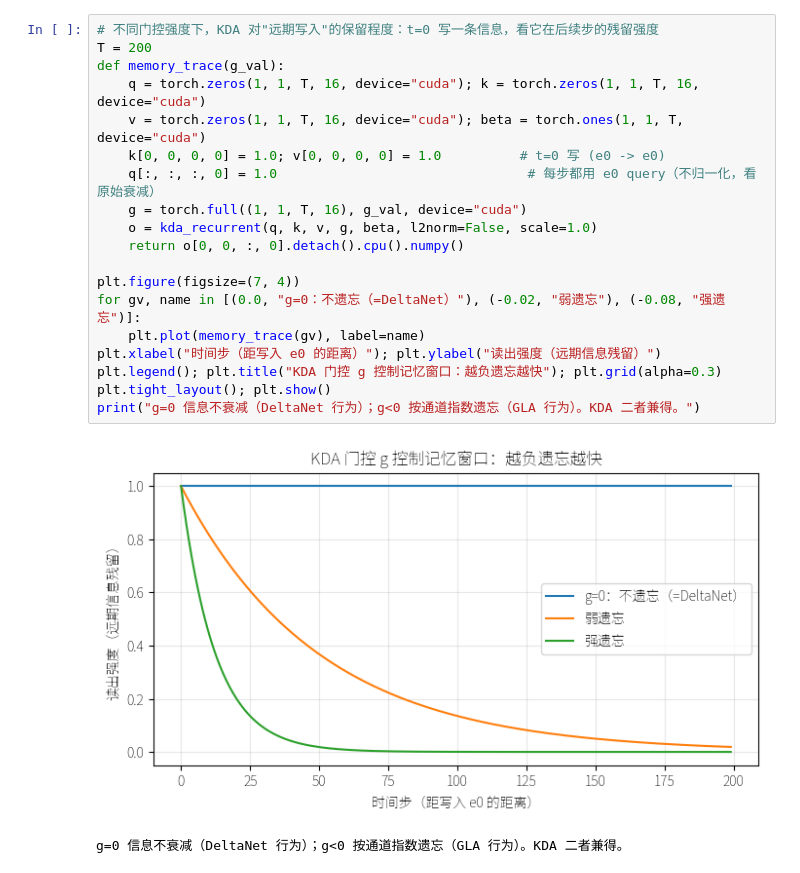
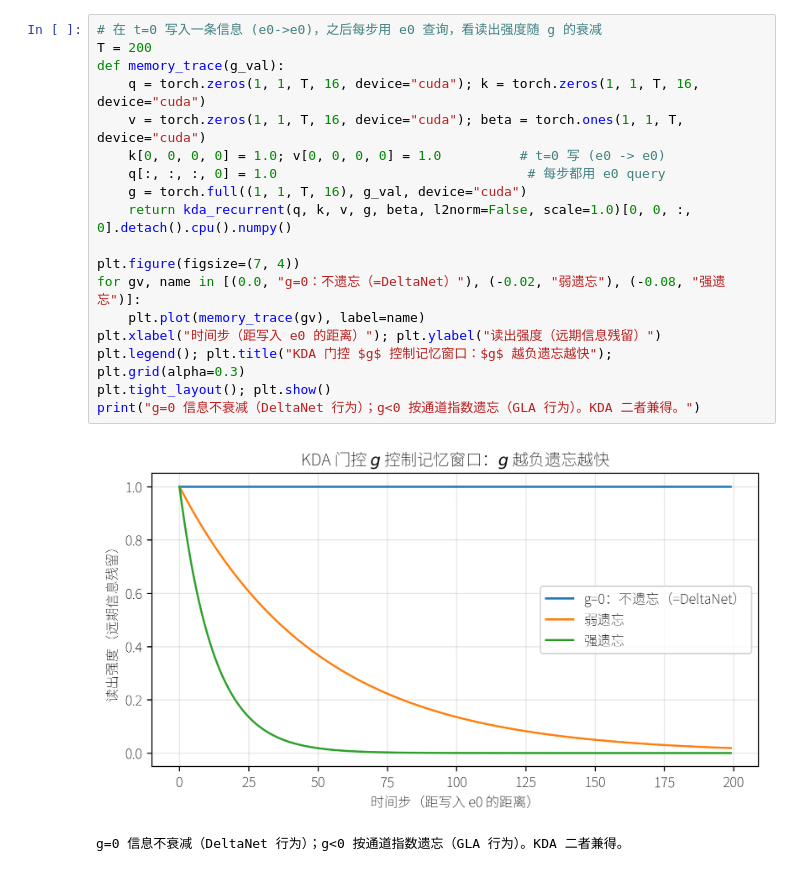
Before and after one commit to MarkJoson/learning-attention, a Jupyter notebook: 12-kda/kda.ipynb, the cells around one changed output. Drawn from its saved outputs; the diff is of its cells as text.

```diff
--- a/12-kda/kda.ipynb
+++ b/12-kda/kda.ipynb
@@ -71,22 +104,21 @@ $$\hat S = \operatorname{diag}(e^{g_t})\,S_{t-1}\ \text{(GLA 门控遗忘)},\qua
 # %%
-# 不同门控强度下，KDA 对"远期写入"的保留程度：t=0 写一条信息，看它在后续步的残留强度
+# 在 t=0 写入一条信息 (e0->e0)，之后每步用 e0 查询，看读出强度随 g 的衰减
 T = 200
 def memory_trace(g_val):
     q = torch.zeros(1, 1, T, 16, device="cuda"); k = torch.zeros(1, 1, T, 16, device="cuda")
     v = torch.zeros(1, 1, T, 16, device="cuda"); beta = torch.ones(1, 1, T, device="cuda")
     k[0, 0, 0, 0] = 1.0; v[0, 0, 0, 0] = 1.0          # t=0 写 (e0 -> e0)
-    q[:, :, :, 0] = 1.0                                # 每步都用 e0 query（不归一化，看原始衰减）
+    q[:, :, :, 0] = 1.0                                # 每步都用 e0 query
     g = torch.full((1, 1, T, 16), g_val, device="cuda")
-    o = kda_recurrent(q, k, v, g, beta, l2norm=False, scale=1.0)
-    return o[0, 0, :, 0].detach().cpu().numpy()
+    return kda_recurrent(q, k, v, g, beta, l2norm=False, scale=1.0)[0, 0, :, 0].detach().cpu().numpy()
 
 plt.figure(figsize=(7, 4))
 for gv, name in [(0.0, "g=0：不遗忘（=DeltaNet）"), (-0.02, "弱遗忘"), (-0.08, "强遗忘")]:
     plt.plot(memory_trace(gv), label=name)
 plt.xlabel("时间步（距写入 e0 的距离）"); plt.ylabel("读出强度（远期信息残留）")
-plt.legend(); plt.title("KDA 门控 g 控制记忆窗口：越负遗忘越快"); plt.grid(alpha=0.3)
+plt.legend(); plt.title("KDA 门控 $g$ 控制记忆窗口：$g$ 越负遗忘越快"); plt.grid(alpha=0.3)
 plt.tight_layout(); plt.show()
 print("g=0 信息不衰减（DeltaNet 行为）；g<0 按通道指数遗忘（GLA 行为）。KDA 二者兼得。")
 # %% [output]
-[figure, old version]
+[figure, new version]
 g=0 信息不衰减（DeltaNet 行为）；g<0 按通道指数遗忘（GLA 行为）。KDA 二者兼得。
```
Also changed, not shown: parts of 26 cells of this notebook, 19 other files.
